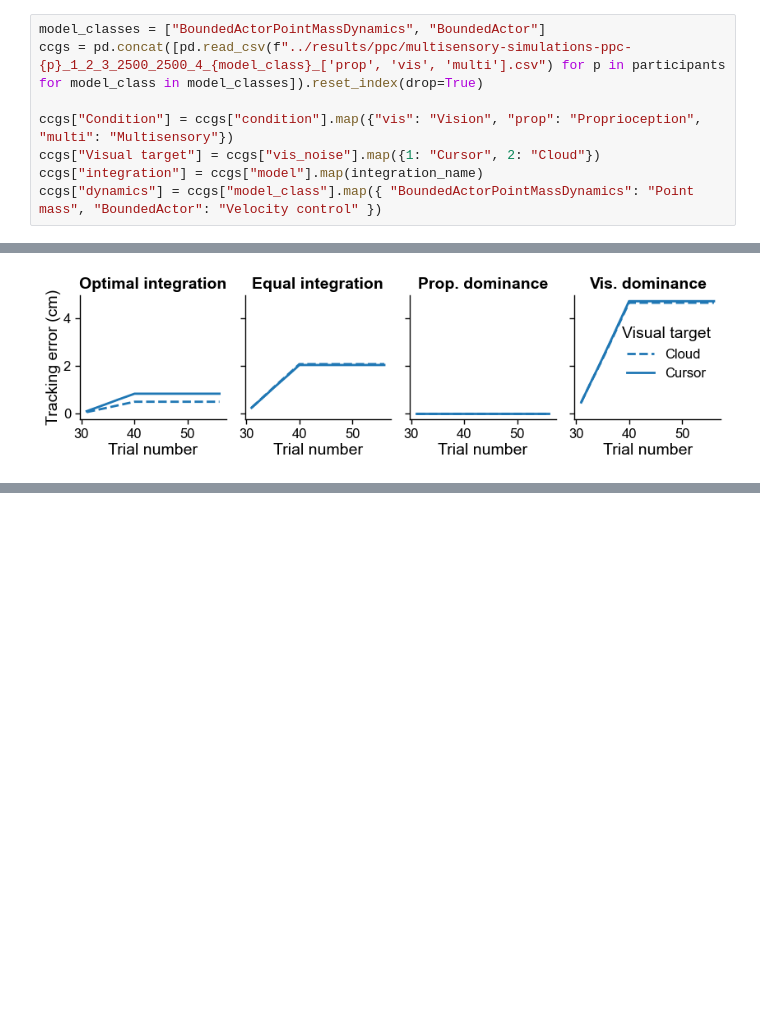
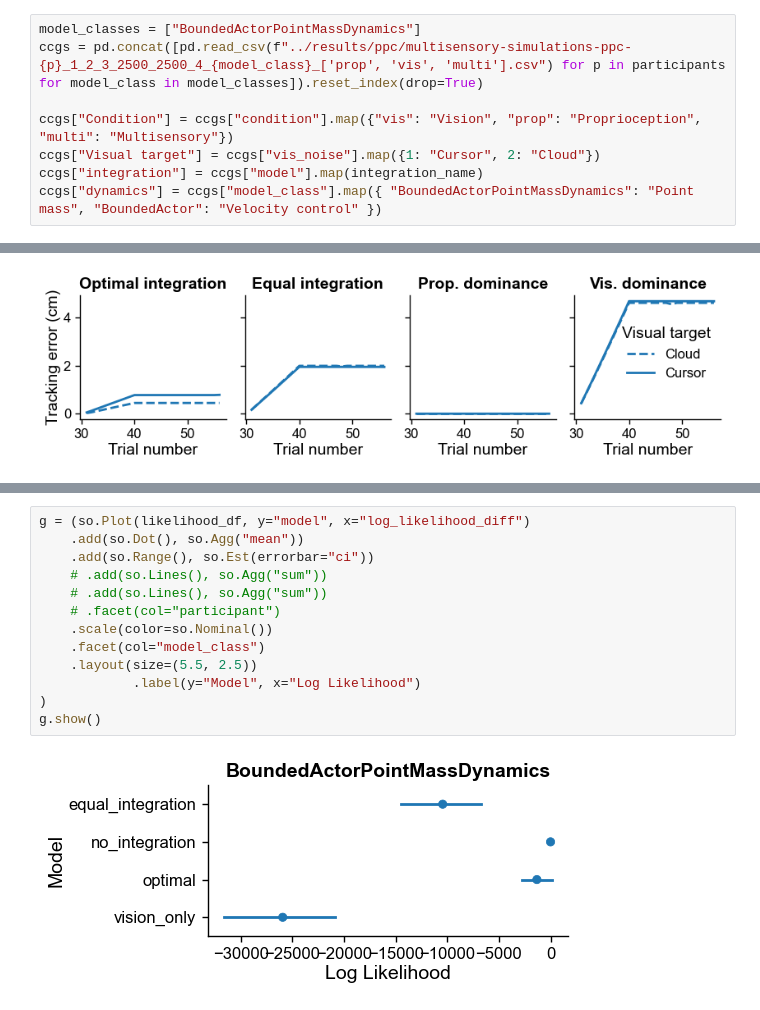
Before and after one commit to dominikstrb/cpp-proprioception, a Jupyter notebook: notebooks/MultisensoryModelResults.ipynb, the cells around one changed output, grey strips where cells are left out. Saved outputs shown, nothing was run; the diff lists cells and outputs as text; blank space fills up the shorter version.

```diff
--- a/notebooks/MultisensoryModelResults.ipynb
+++ b/notebooks/MultisensoryModelResults.ipynb
@@ -255,5 +227,5 @@ We load the posterior-predictive checks for the cross-correlograms.
 # %%
-model_classes = ["BoundedActorPointMassDynamics", "BoundedActor"]
+model_classes = ["BoundedActorPointMassDynamics"]
 ccgs = pd.concat([pd.read_csv(f"../results/ppc/multisensory-simulations-ppc-{p}_1_2_3_2500_2500_4_{model_class}_['prop', 'vis', 'multi'].csv") for p in participants for model_class in model_classes]).reset_index(drop=True)
 
 ccgs["Condition"] = ccgs["condition"].map({"vis": "Vision", "prop": "Proprioception", "multi": "Multisensory"})
@@ -438,0 +426,15 @@ g.show()
+# %%
+g = (so.Plot(likelihood_df, y="model", x="log_likelihood_diff")
+    .add(so.Dot(), so.Agg("mean"))
+    .add(so.Range(), so.Est(errorbar="ci"))
+    # .add(so.Lines(), so.Agg("sum"))
+    # .add(so.Lines(), so.Agg("sum"))
+    # .facet(col="participant")
+    .scale(color=so.Nominal())
+    .facet(col="model_class")
+    .layout(size=(5.5, 2.5))
+            .label(y="Model", x="Log Likelihood")
+)
+g.show()
+# %% [output]
+[figure, added]
```
Also changed, not shown: parts of 21 cells of this notebook, 6 other files.
